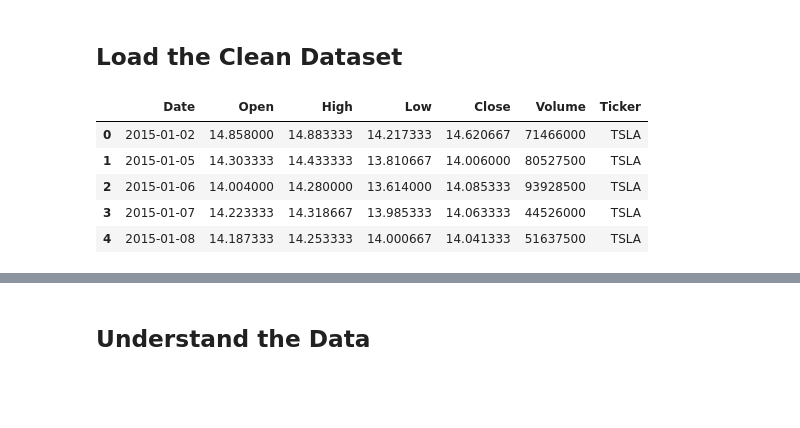
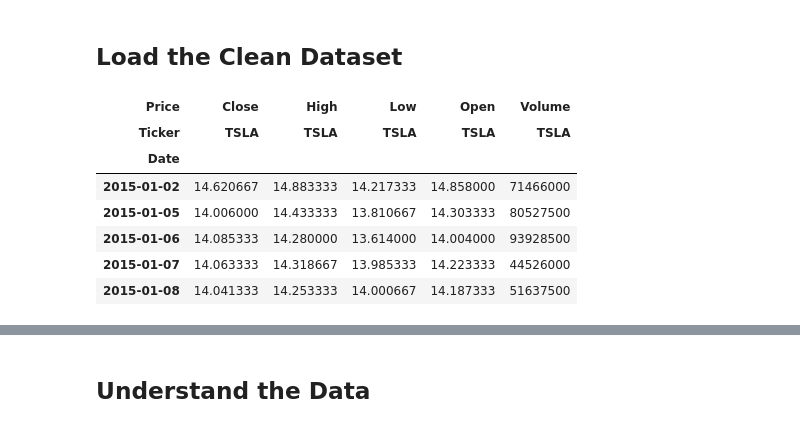
Before and after one commit to hawaebrahimhamid-png/portfolio-optimization, a Jupyter notebook: notebooks/task1_eda.ipynb, the cells around one changed output, grey strips where cells are left out. Drawn from its saved outputs; the diff is of its cells as text; code cells hidden in the pictures; blank space fills up the shorter version.

```diff
--- a/notebooks/task1_eda.ipynb
+++ b/notebooks/task1_eda.ipynb
@@ -4,15 +4,3 @@
 import pandas as pd
 import numpy as np
 import matplotlib.pyplot as plt
-
-# Load dataset
-df = pd.read_csv("../data/processed/combined_data.csv")
-
-df.head()
-# %% [output]
-|  | Date | Open | High | Low | Close | Volume | Ticker |
-| 0 | 2015-01-02 | 14.858000 | 14.883333 | 14.217333 | 14.620667 | 71466000 | TSLA |
-| 1 | 2015-01-05 | 14.303333 | 14.433333 | 13.810667 | 14.006000 | 80527500 | TSLA |
-| 2 | 2015-01-06 | 14.004000 | 14.280000 | 13.614000 | 14.085333 | 93928500 | TSLA |
-| 3 | 2015-01-07 | 14.223333 | 14.318667 | 13.985333 | 14.063333 | 44526000 | TSLA |
-| 4 | 2015-01-08 | 14.187333 | 14.253333 | 14.000667 | 14.041333 | 51637500 | TSLA |
@@ -18,0 +16,11 @@ df.head()
+# %%
+tesla.head()
+# %% [output]
+| Price | Close | High | Low | Open | Volume |
+| Ticker | TSLA | TSLA | TSLA | TSLA | TSLA |
+| Date |  |  |  |  |  |
+| 2015-01-02 | 14.620667 | 14.883333 | 14.217333 | 14.858000 | 71466000 |
+| 2015-01-05 | 14.006000 | 14.433333 | 13.810667 | 14.303333 | 80527500 |
+| 2015-01-06 | 14.085333 | 14.280000 | 13.614000 | 14.004000 | 93928500 |
+| 2015-01-07 | 14.063333 | 14.318667 | 13.985333 | 14.223333 | 44526000 |
+| 2015-01-08 | 14.041333 | 14.253333 | 14.000667 | 14.187333 | 51637500 |
```
Also changed, not shown: parts of 7 cells of this notebook, 13 other files.
